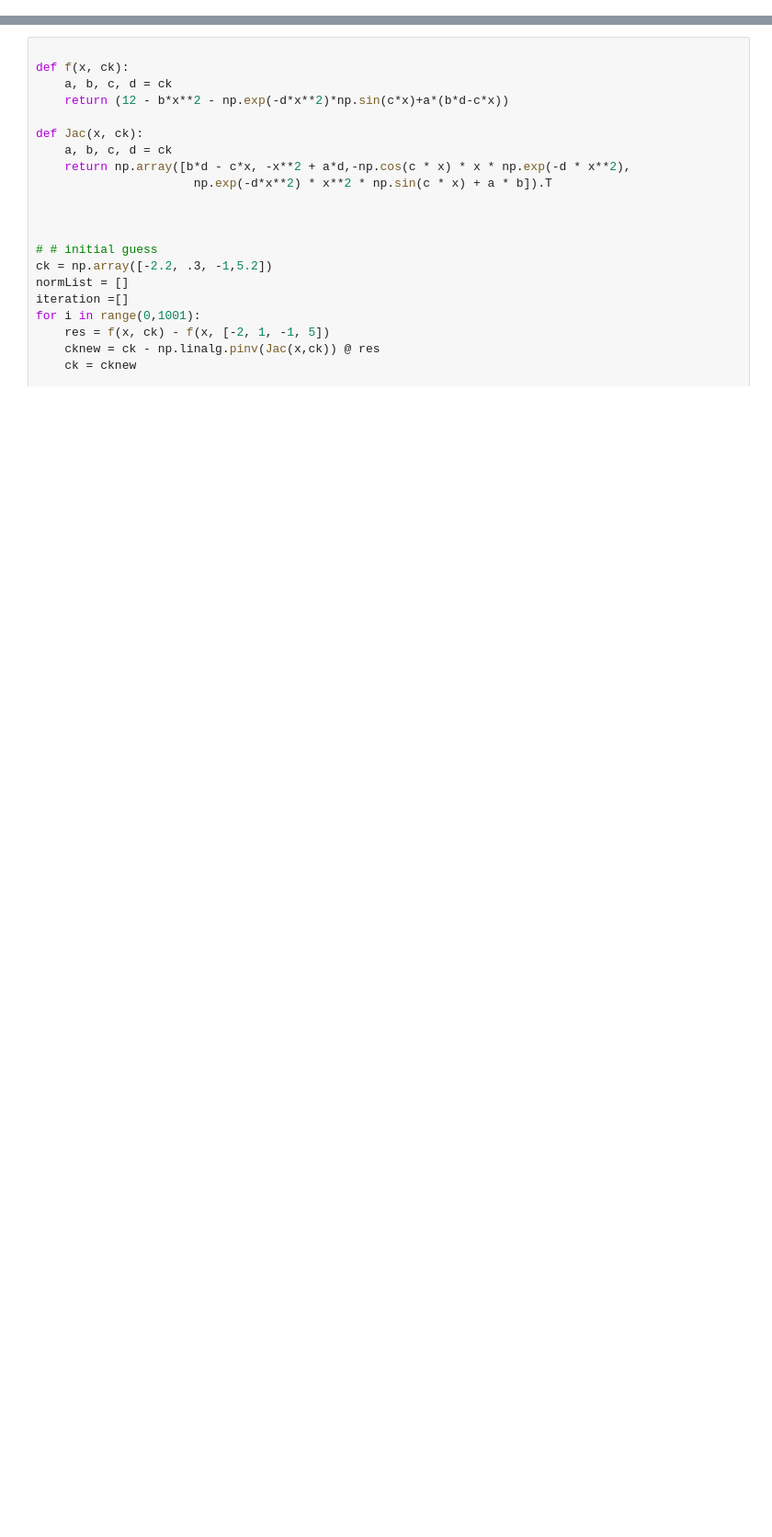
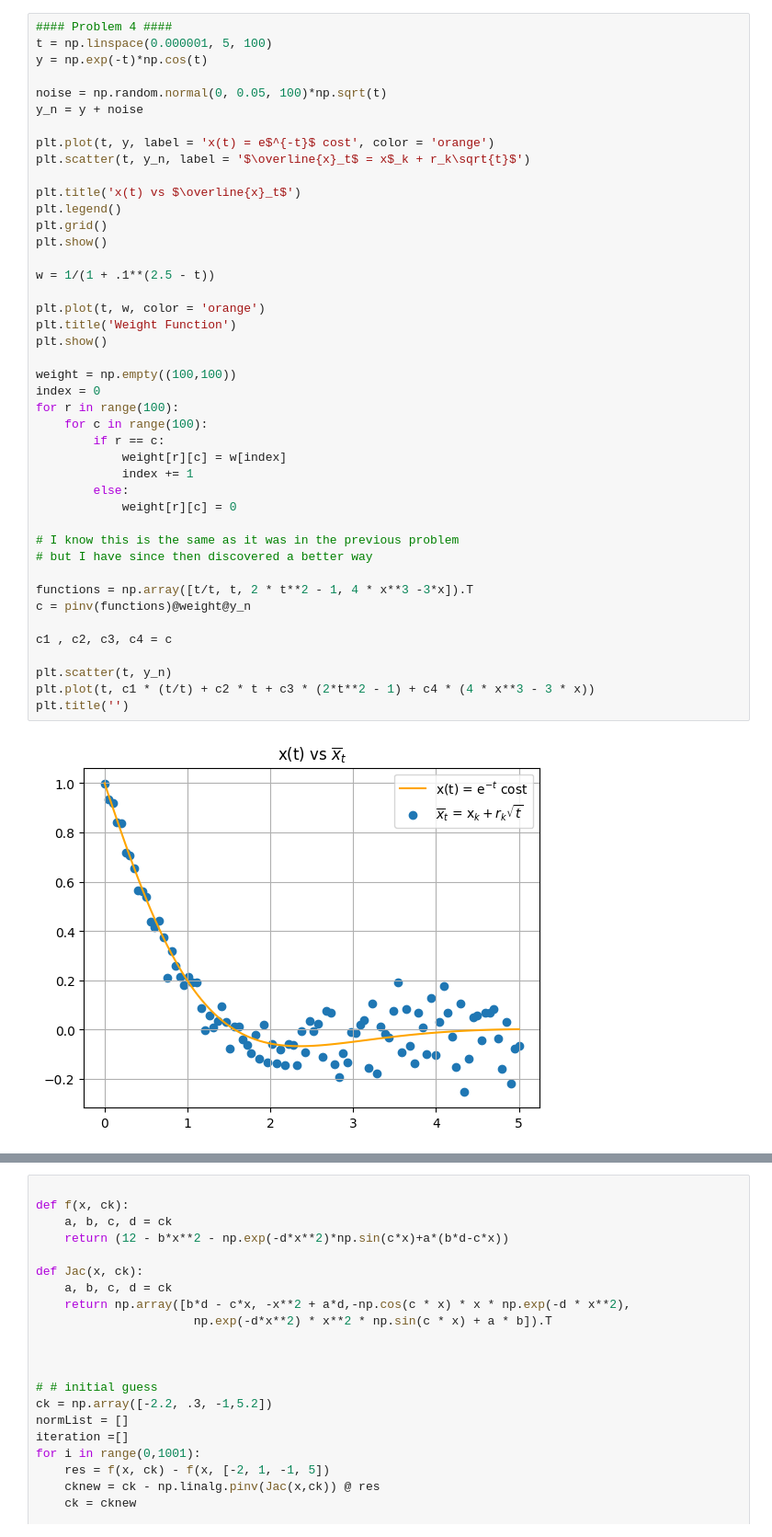
Before and after one commit to h-e-t/AERO222, a Jupyter notebook: HW3/TruebaHW3.ipynb, the cells around one changed output, grey strips where cells are left out. Shown at 92% size. Cells and saved outputs as stored; diff of their text form; blank space fills up the shorter version.

Commit message:
weighted least squares

```diff
--- a/HW3/TruebaHW3.ipynb
+++ b/HW3/TruebaHW3.ipynb
@@ -79,0 +79,45 @@ The Linf norm was 0.6216817583266077
+# %%
+#### Problem 4 ####
+t = np.linspace(0.000001, 5, 100)
+y = np.exp(-t)*np.cos(t)
+
+noise = np.random.normal(0, 0.05, 100)*np.sqrt(t)
+y_n = y + noise
+
+plt.plot(t, y, label = 'x(t) = e$^{-t}$ cost', color = 'orange')
+plt.scatter(t, y_n, label = '$\overline{x}_t$ = x$_k + r_k\sqrt{t}$')
+
+plt.title('x(t) vs $\overline{x}_t$')
+plt.legend()
+plt.grid()
+plt.show()
+
+w = 1/(1 + .1**(2.5 - t))
+
+plt.plot(t, w, color = 'orange')
+plt.title('Weight Function')
+plt.show()
+
+weight = np.empty((100,100))
+index = 0
+for r in range(100):
+    for c in range(100):
+        if r == c:
+            weight[r][c] = w[index]
+            index += 1
+        else:
+            weight[r][c] = 0
+
+# I know this is the same as it was in the previous problem
+# but I have since then discovered a better way
+
+functions = np.array([t/t, t, 2 * t**2 - 1, 4 * x**3 -3*x]).T
+c = pinv(functions)@weight@y_n
+
+c1 , c2, c3, c4 = c
+
+plt.scatter(t, y_n)
+plt.plot(t, c1 * (t/t) + c2 * t + c3 * (2*t**2 - 1) + c4 * (4 * x**3 - 3 * x))
+plt.title('')
+# %% [output]
+[figure, added]
```
Also changed, not shown: parts of 5 cells of this notebook.
